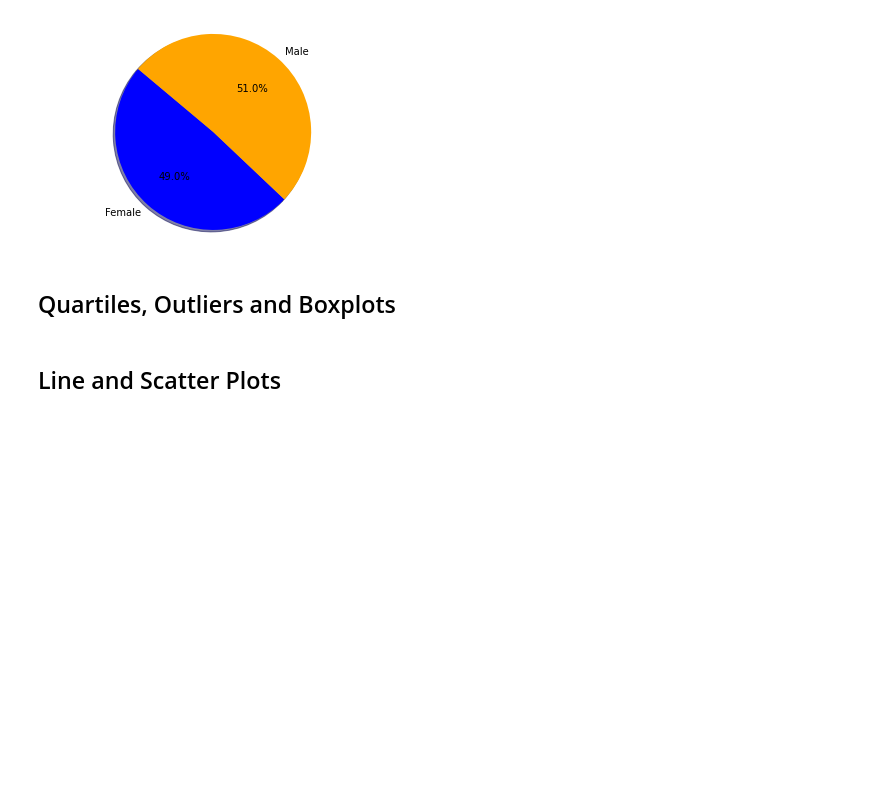
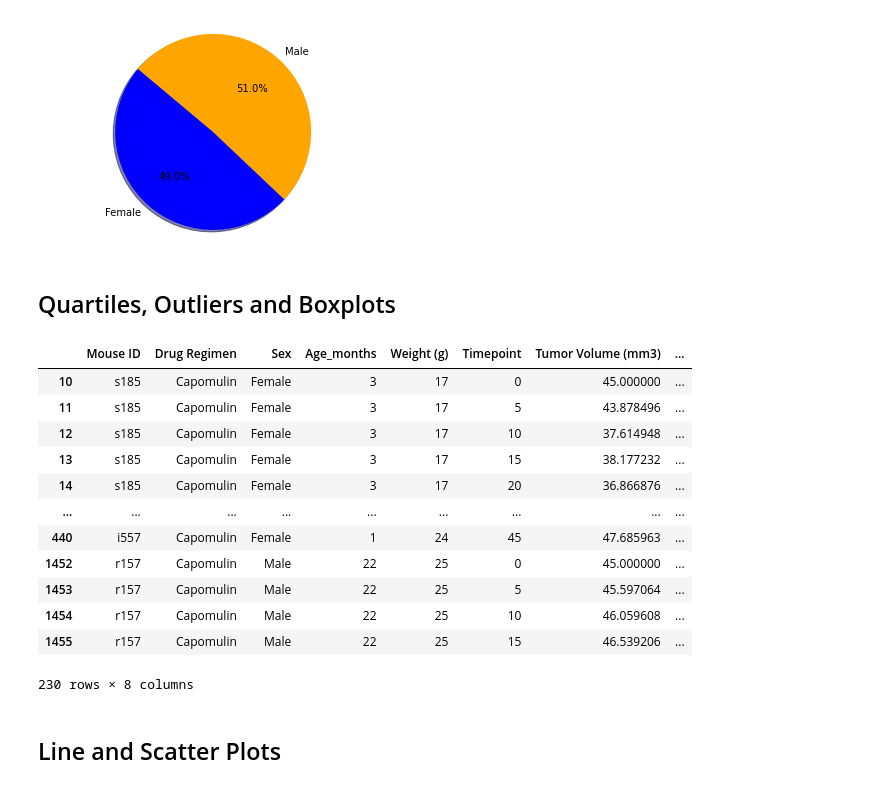
Before and after one commit to Kiki-99/Matplotlib-HW-The-Power-of-Plots, a Jupyter notebook: Pymaceuticals/pymaceuticals_starter.ipynb, the cells around one changed output. Saved outputs shown, nothing was run; the diff lists cells and outputs as text; code cells hidden in the pictures; blank space fills up the shorter version.

```diff
--- a/Pymaceuticals/pymaceuticals_starter.ipynb
+++ b/Pymaceuticals/pymaceuticals_starter.ipynb
@@ -206,11 +206,27 @@ plt.show()
 # %%
 # Calculate the final tumor volume of each mouse across four of the treatment regimens:
 # Capomulin, Ramicane, Infubinol, and Ceftamin
 
 # Start by getting the last (greatest) timepoint for each mouse
+Capomulin_df = cleaned_df.loc[cleaned_df["Drug Regimen"]=="Capomulin"]
+capomulin_df
 
 
 # Merge this group df with the original dataframe to get the tumor volume at the last timepoint
+# %% [output]
+|  | Mouse ID | Drug Regimen | Sex | Age_months | Weight (g) | Timepoint | Tumor Volume (mm3) | ... |
+| 10 | s185 | Capomulin | Female | 3 | 17 | 0 | 45.000000 | ... |
+| 11 | s185 | Capomulin | Female | 3 | 17 | 5 | 43.878496 | ... |
+| 12 | s185 | Capomulin | Female | 3 | 17 | 10 | 37.614948 | ... |
+| 13 | s185 | Capomulin | Female | 3 | 17 | 15 | 38.177232 | ... |
+| 14 | s185 | Capomulin | Female | 3 | 17 | 20 | 36.866876 | ... |
+| ... | ... | ... | ... | ... | ... | ... | ... | ... |
+| 440 | i557 | Capomulin | Female | 1 | 24 | 45 | 47.685963 | ... |
+| 1452 | r157 | Capomulin | Male | 22 | 25 | 0 | 45.000000 | ... |
+| 1453 | r157 | Capomulin | Male | 22 | 25 | 5 | 45.597064 | ... |
+| 1454 | r157 | Capomulin | Male | 22 | 25 | 10 | 46.059608 | ... |
+| 1455 | r157 | Capomulin | Male | 22 | 25 | 15 | 46.539206 | ... |
+230 rows × 8 columns
 # %%
 # Put treatments into a list for for loop (and later for plot labels)
 
```
Also changed, not shown: parts of 3 cells of this notebook.
